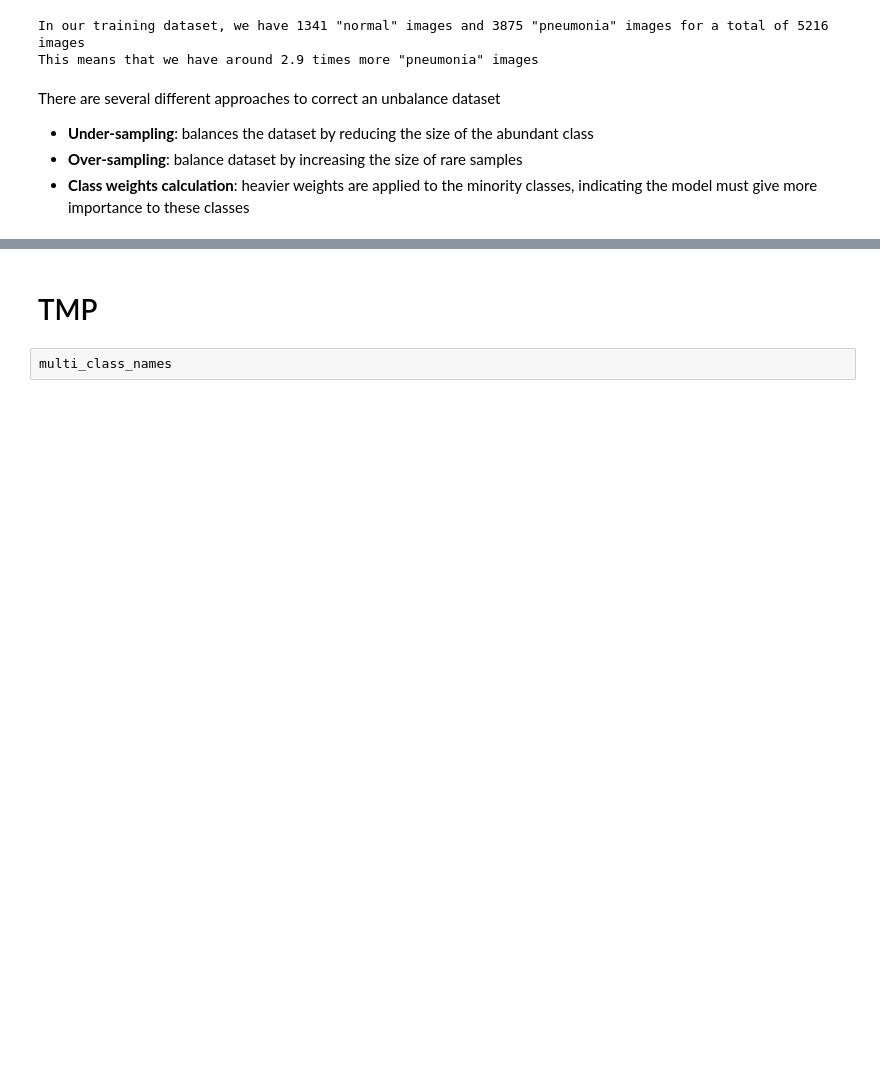
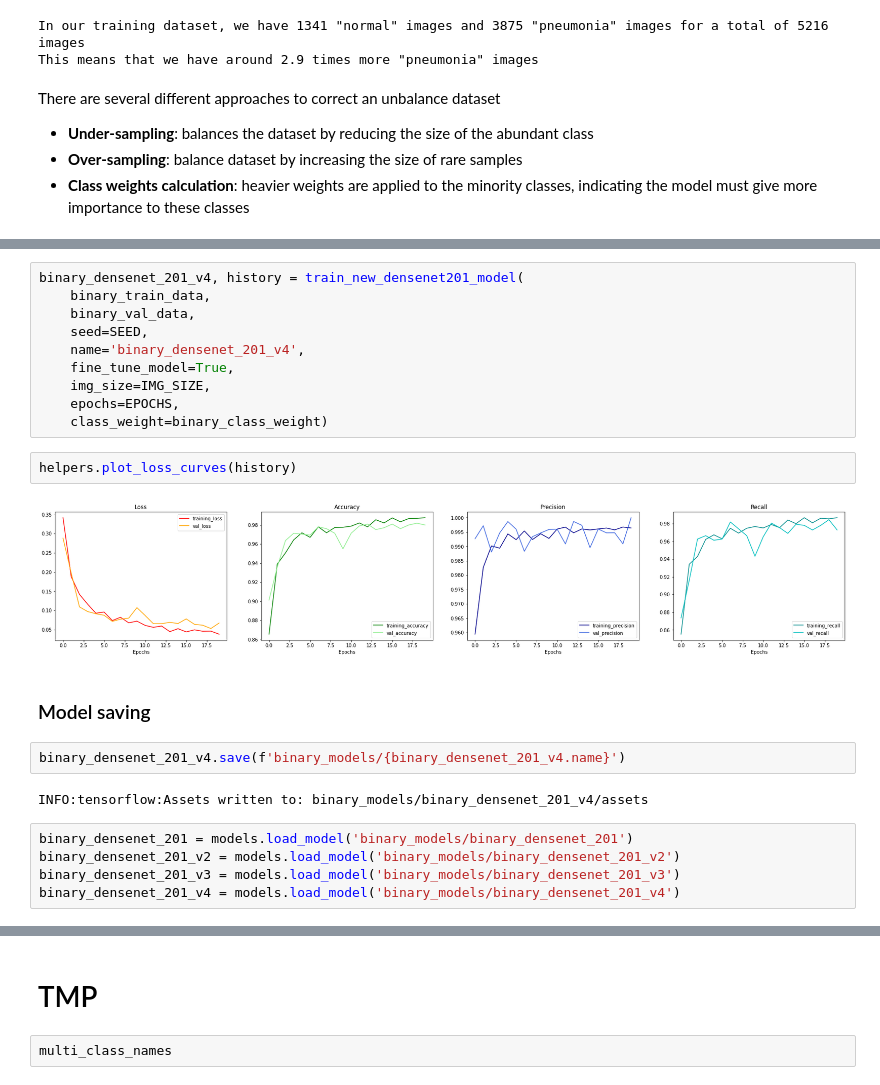
Before and after one commit to alexandre-pinon/zoidberg-2.0, a Jupyter notebook: zoidberg_2_0.ipynb, the cells around one changed output, grey strips where cells are left out. Drawn from its saved outputs; the diff is of its cells as text; blank space fills up the shorter version.

```diff
--- a/zoidberg_2_0.ipynb
+++ b/zoidberg_2_0.ipynb
@@ -621,0 +748,25 @@ There are several different approaches to correct an unbalance dataset
+# %%
+binary_densenet_201_v4, history = train_new_densenet201_model(
+    binary_train_data,
+    binary_val_data,
+    seed=SEED,
+    name='binary_densenet_201_v4',
+    fine_tune_model=True,
+    img_size=IMG_SIZE,
+    epochs=EPOCHS,
+    class_weight=binary_class_weight)
+# %%
+helpers.plot_loss_curves(history)
+# %% [output]
+[figure, added]
+# %% [markdown]
+### Model saving
+# %%
+binary_densenet_201_v4.save(f'binary_models/{binary_densenet_201_v4.name}')
+# %% [output]
+INFO:tensorflow:Assets written to: binary_models/binary_densenet_201_v4/assets
+# %%
+binary_densenet_201 = models.load_model('binary_models/binary_densenet_201')
+binary_densenet_201_v2 = models.load_model('binary_models/binary_densenet_201_v2')
+binary_densenet_201_v3 = models.load_model('binary_models/binary_densenet_201_v3')
+binary_densenet_201_v4 = models.load_model('binary_models/binary_densenet_201_v4')
```
Also changed, not shown: parts of 36 cells of this notebook, 1 other file.
